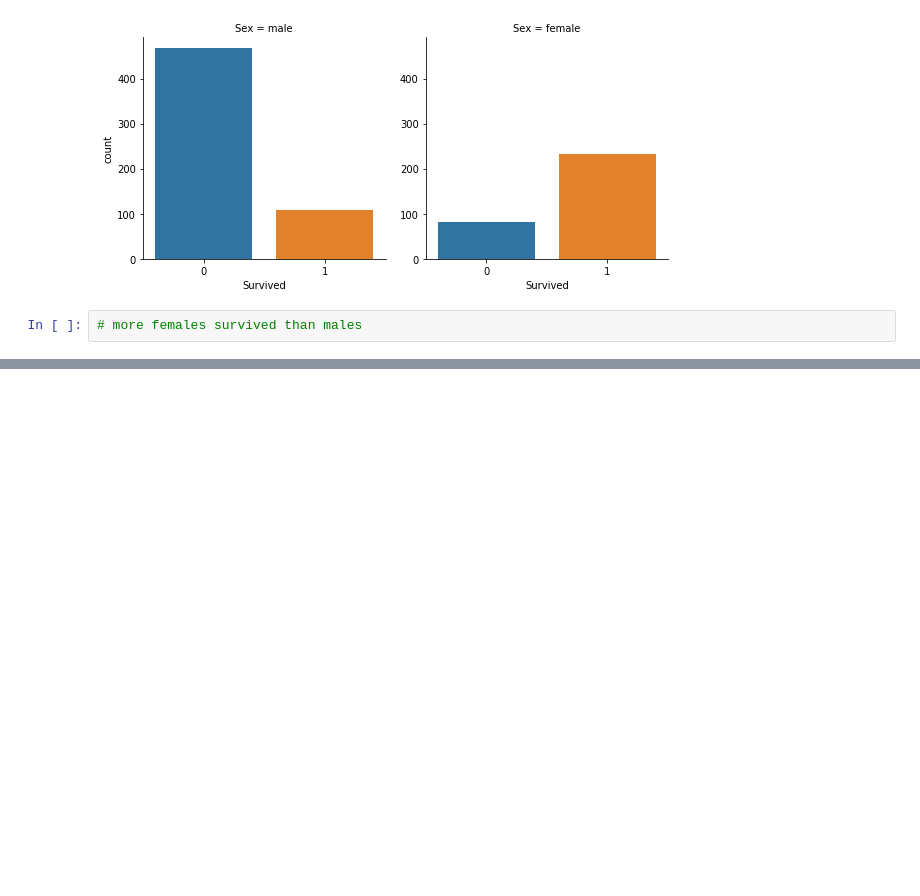
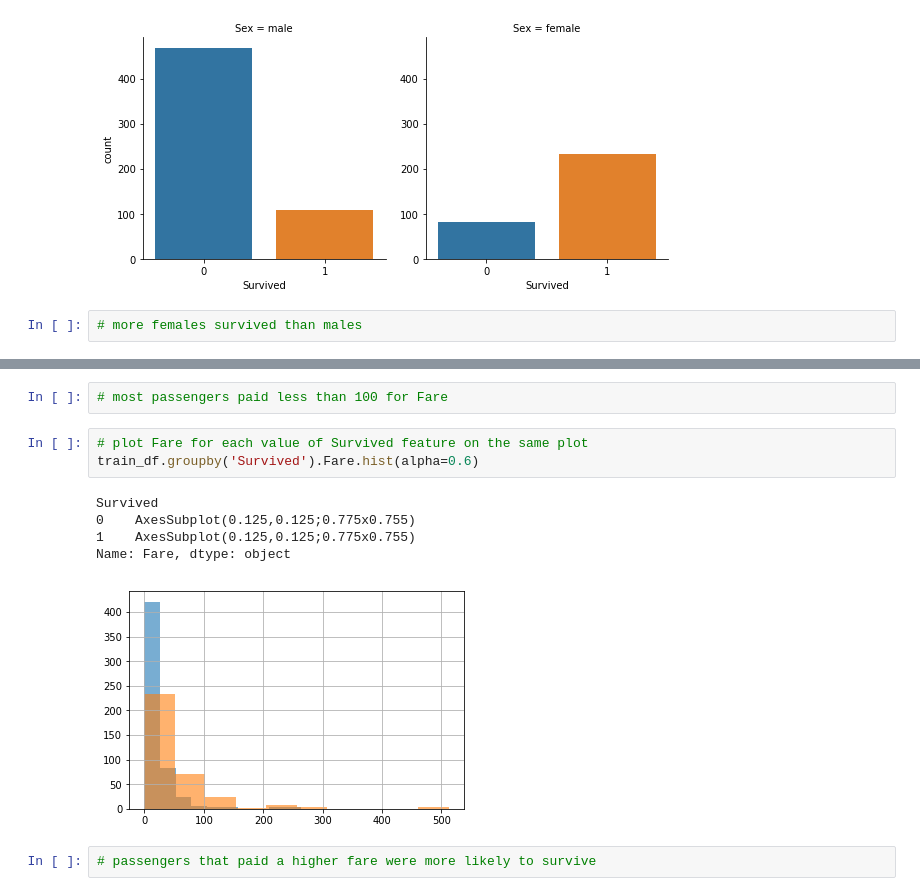
Before and after one commit to gr4vytr0n/titanic, a Jupyter notebook: exploratory_data_analysis.ipynb, the cells around one changed output, grey strips where cells are left out. Saved outputs shown, nothing was run; the diff lists cells and outputs as text; blank space fills up the shorter version.

```diff
--- a/exploratory_data_analysis.ipynb
+++ b/exploratory_data_analysis.ipynb
@@ -124,0 +169,13 @@ sns.factorplot(x='Survived', col='Sex', kind='count', data=train_df)
+# %%
+# most passengers paid less than 100 for Fare
+# %%
+# plot Fare for each value of Survived feature on the same plot
+train_df.groupby('Survived').Fare.hist(alpha=0.6)
+# %% [output]
+Survived
+0    AxesSubplot(0.125,0.125;0.775x0.755)
+1    AxesSubplot(0.125,0.125;0.775x0.755)
+Name: Fare, dtype: object
+[figure, added]
+# %%
+# passengers that paid a higher fare were more likely to survive
```
Also changed, not shown: parts of 19 cells of this notebook, 1 other file.
